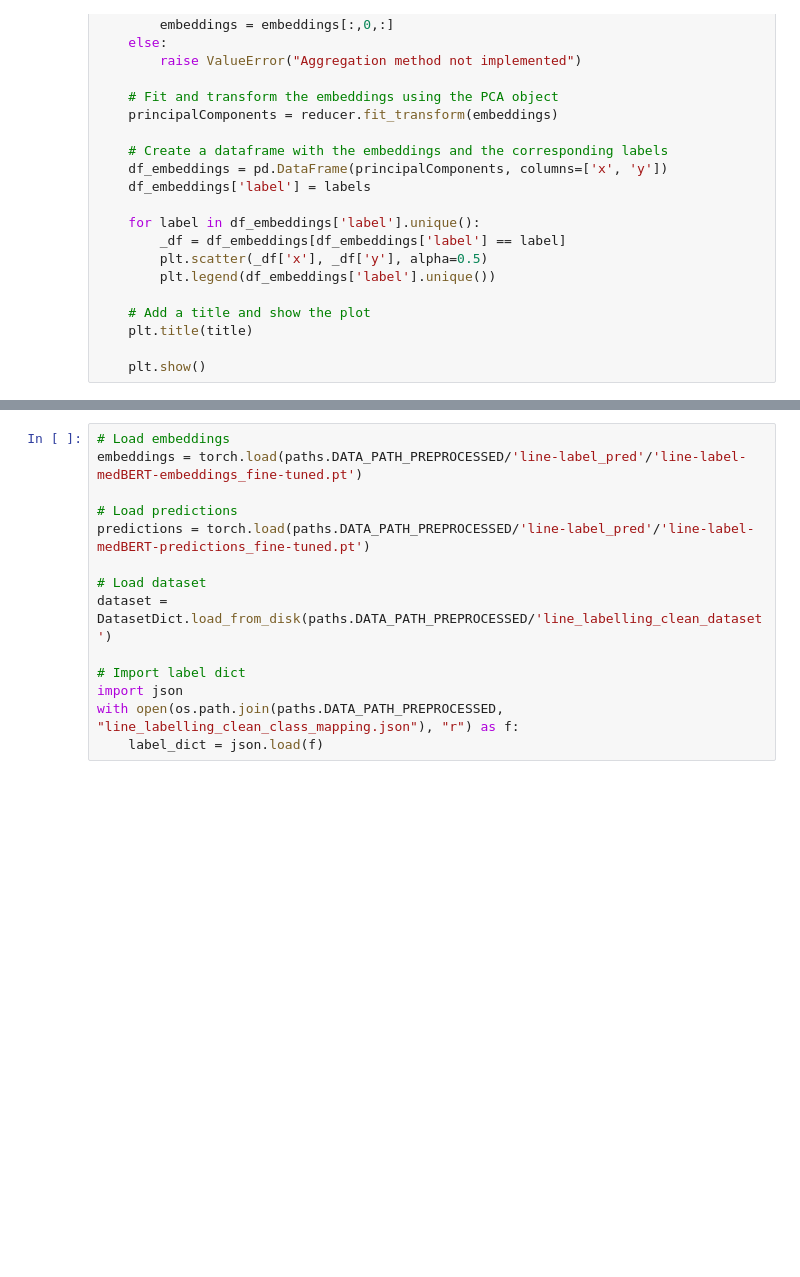
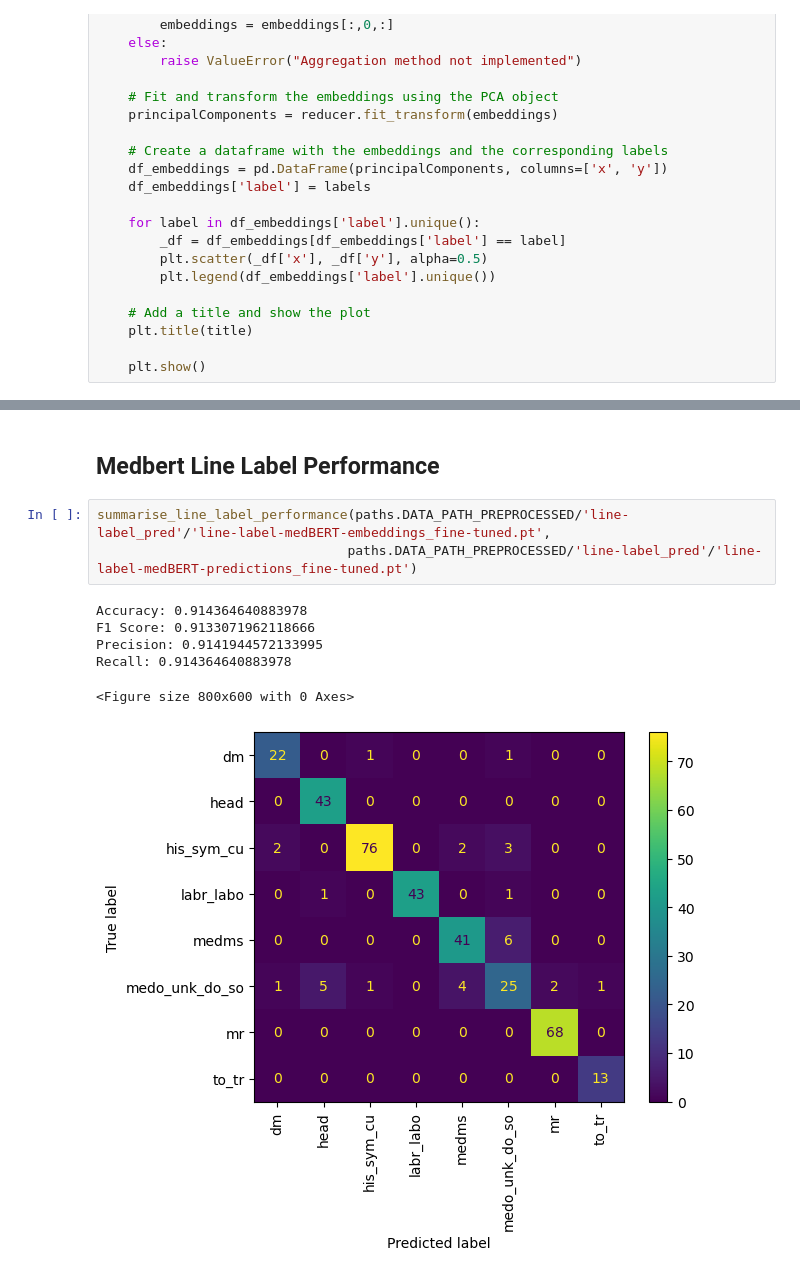
Before and after one commit to maregli/inf-extr, a Jupyter notebook: notebooks/line-label_prediction/line-label_model_comparison.ipynb, the cells around one changed output, grey strips where cells are left out. Cells and saved outputs as stored; diff of their text form; blank space fills up the shorter version.

```diff
--- a/notebooks/line-label_prediction/line-label_model_comparison.ipynb
+++ b/notebooks/line-label_prediction/line-label_model_comparison.ipynb
@@ -54,14 +92,12 @@ def plot_embeddings(embeddings: torch.tensor, labels:list, title = "plot", metho
+# %% [markdown]
+## Medbert Line Label Performance
 # %%
-# Load embeddings
-embeddings = torch.load(paths.DATA_PATH_PREPROCESSED/'line-label_pred'/'line-label-medBERT-embeddings_fine-tuned.pt')
-
-# Load predictions
-predictions = torch.load(paths.DATA_PATH_PREPROCESSED/'line-label_pred'/'line-label-medBERT-predictions_fine-tuned.pt')
-
-# Load dataset
-dataset = DatasetDict.load_from_disk(paths.DATA_PATH_PREPROCESSED/'line_labelling_clean_dataset')
-
-# Import label dict
-import json
-with open(os.path.join(paths.DATA_PATH_PREPROCESSED, "line_labelling_clean_class_mapping.json"), "r") as f:
-    label_dict = json.load(f)
+summarise_line_label_performance(paths.DATA_PATH_PREPROCESSED/'line-label_pred'/'line-label-medBERT-embeddings_fine-tuned.pt',
+                                paths.DATA_PATH_PREPROCESSED/'line-label_pred'/'line-label-medBERT-predictions_fine-tuned.pt')
+# %% [output]
+Accuracy: 0.914364640883978
+F1 Score: 0.9133071962118666
+Precision: 0.9141944572133995
+Recall: 0.914364640883978
+<Figure size 800x600 with 0 Axes>
+[figure, added]
```
Also changed, not shown: parts of 14 cells of this notebook, 2 other files.
